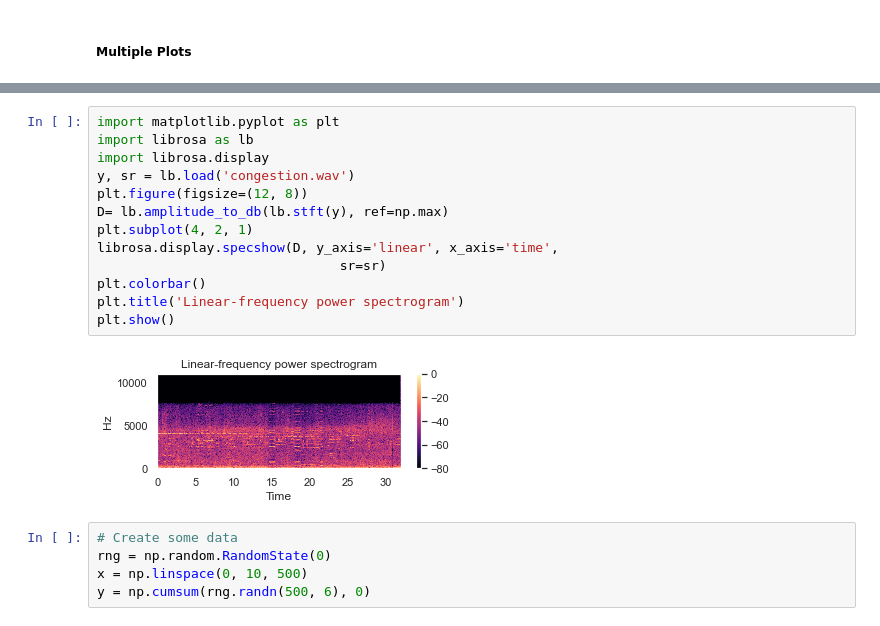
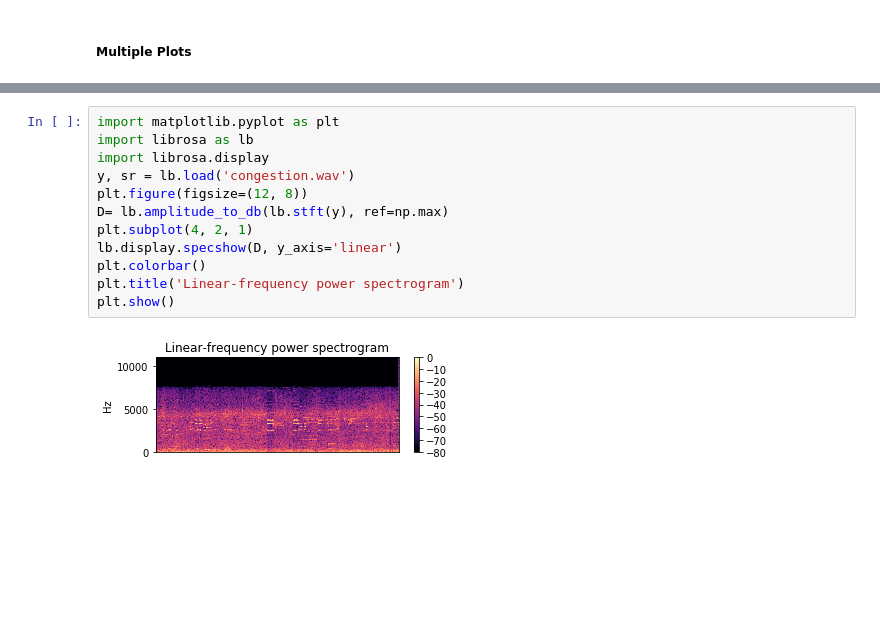
Before and after one commit to navagg/ML_notebooks, a Jupyter notebook: 5_matplotlib.ipynb, the cells around one changed output, grey strips where cells are left out. Cells and saved outputs as stored; diff of their text form; blank space fills up the shorter version.

```diff
--- a/5_matplotlib.ipynb
+++ b/5_matplotlib.ipynb
@@ -152,20 +148,14 @@ plt.show()
 # %%
 import matplotlib.pyplot as plt
 import librosa as lb
 import librosa.display
 y, sr = lb.load('congestion.wav')
 plt.figure(figsize=(12, 8))
 D= lb.amplitude_to_db(lb.stft(y), ref=np.max)
 plt.subplot(4, 2, 1)
-librosa.display.specshow(D, y_axis='linear', x_axis='time',
-                               sr=sr)
+lb.display.specshow(D, y_axis='linear')
 plt.colorbar()
 plt.title('Linear-frequency power spectrogram')
 plt.show()
 # %% [output]
-[figure, old version]
+[figure, new version]
-# %%
-# Create some data
-rng = np.random.RandomState(0)
-x = np.linspace(0, 10, 500)
-y = np.cumsum(rng.randn(500, 6), 0)
```
Also changed, not shown: parts of 24 cells of this notebook, 23 other files.
